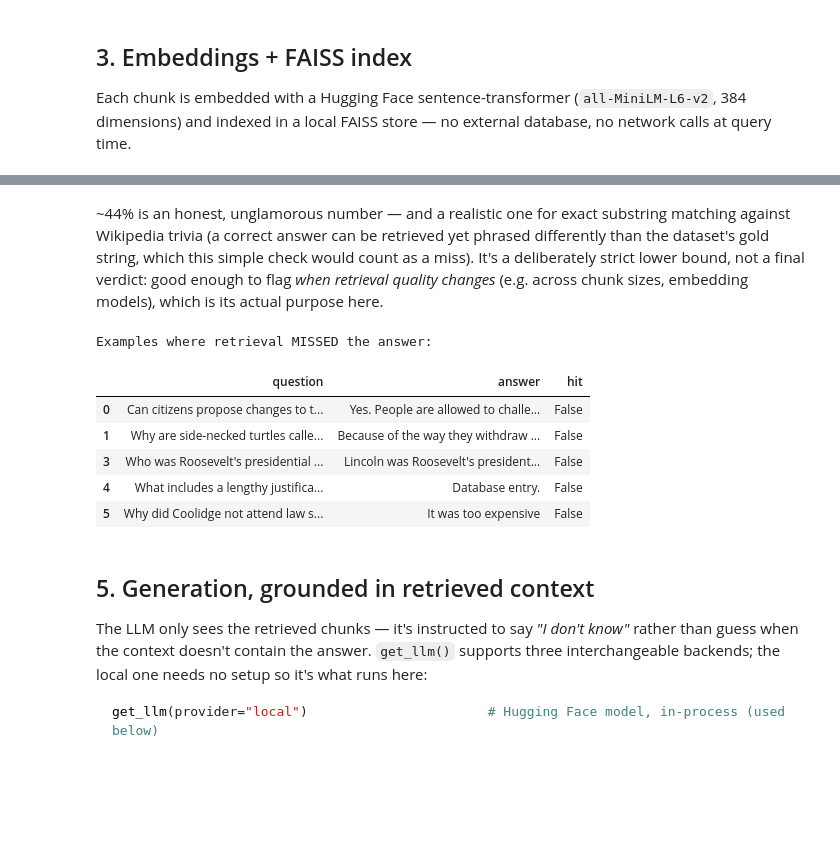
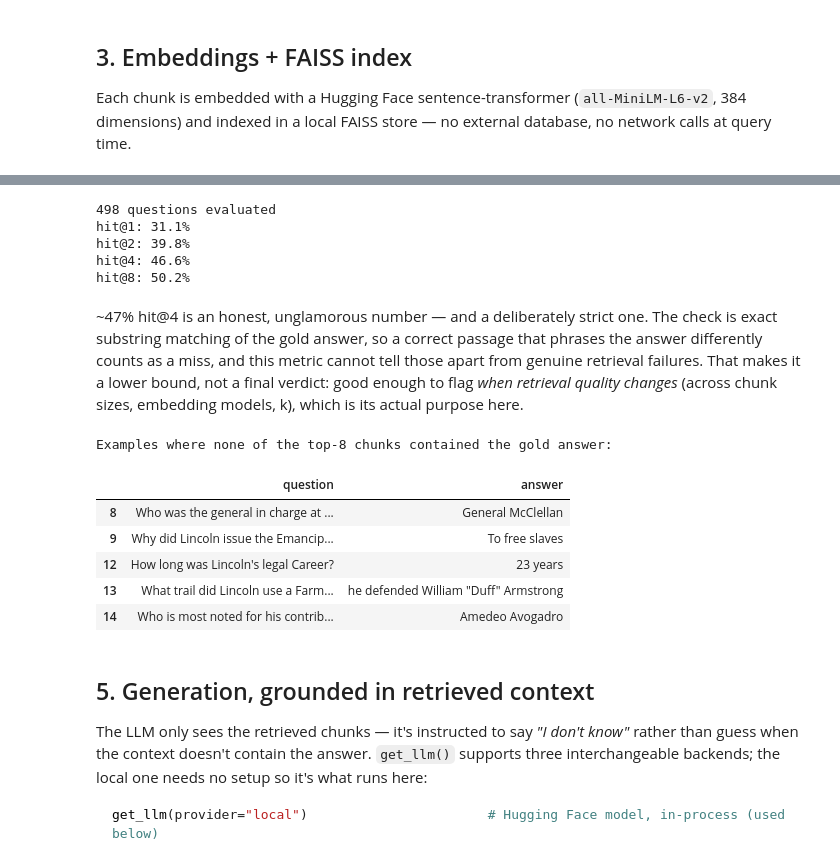
Before and after one commit to SarankanSivananthan/rag-wikipedia, a Jupyter notebook: notebooks/analysis.ipynb, the cells around one changed output, grey strips where cells are left out. Saved outputs shown, nothing was run; the diff lists cells and outputs as text; code cells hidden in the pictures; blank space fills up the shorter version.

```diff
--- a/notebooks/analysis.ipynb
+++ b/notebooks/analysis.ipynb
@@ -178,22 +182,33 @@ Retrieval hit rate @k=4: 44.0%
+# %%
+eval_results = evaluate_retrieval_at_k(vector_store, qa_df, max_k=8)
+print(f"{len(eval_results)} questions evaluated")
+for k in ks:
+    print(f"hit@{k}: {(eval_results['first_hit_rank'] <= k).mean():.1%}")
+# %% [output]
+498 questions evaluated
+hit@1: 31.1%
+hit@2: 39.8%
+hit@4: 46.6%
+hit@8: 50.2%
 # %% [markdown]
-~44% is an honest, unglamorous number — and a realistic one for exact
-substring matching against Wikipedia trivia (a correct answer can be
-retrieved yet phrased differently than the dataset's gold string, which
-this simple check would count as a miss). It's a deliberately strict
-lower bound, not a final verdict: good enough to flag *when retrieval
-quality changes* (e.g. across chunk sizes, embedding models), which is
-its actual purpose here.
+~47% hit@4 is an honest, unglamorous number — and a deliberately strict
+one. The check is exact substring matching of the gold answer, so a
+correct passage that phrases the answer differently counts as a miss, and
+this metric cannot tell those apart from genuine retrieval failures. That
+makes it a lower bound, not a final verdict: good enough to flag *when
+retrieval quality changes* (across chunk sizes, embedding models, k),
+which is its actual purpose here.
 # %%
-print("Examples where retrieval MISSED the answer:")
-eval_results[~eval_results["hit"]].head(5)
+print("Examples where none of the top-8 chunks contained the gold answer:")
+eval_results[eval_results["first_hit_rank"].isna()][["question", "answer"]].head(5)
 # %% [output]
-Examples where retrieval MISSED the answer:
+Examples where none of the top-8 chunks contained the gold answer:
-|  | question | answer | hit |
-| 0 | Can citizens propose changes to t... | Yes. People are allowed to challe... | False |
-| 1 | Why are side-necked turtles calle... | Because of the way they withdraw ... | False |
-| 3 | Who was Roosevelt's presidential ... | Lincoln was Roosevelt's president... | False |
-| 4 | What includes a lengthy justifica... | Database entry. | False |
-| 5 | Why did Coolidge not attend law s... | It was too expensive | False |
+|  | question | answer |
+| 8 | Who was the general in charge at ... | General McClellan |
+| 9 | Why did Lincoln issue the Emancip... | To free slaves |
+| 12 | How long was Lincoln's legal Career? | 23 years |
+| 13 | What trail did Lincoln use a Farm... | he defended William "Duff" Armstrong |
+| 14 | Who is most noted for his contrib... | Amedeo Avogadro |
 # %% [markdown]
 ## 5. Generation, grounded in retrieved context
 
```
Also changed, not shown: parts of 14 cells of this notebook, 7 other files.
